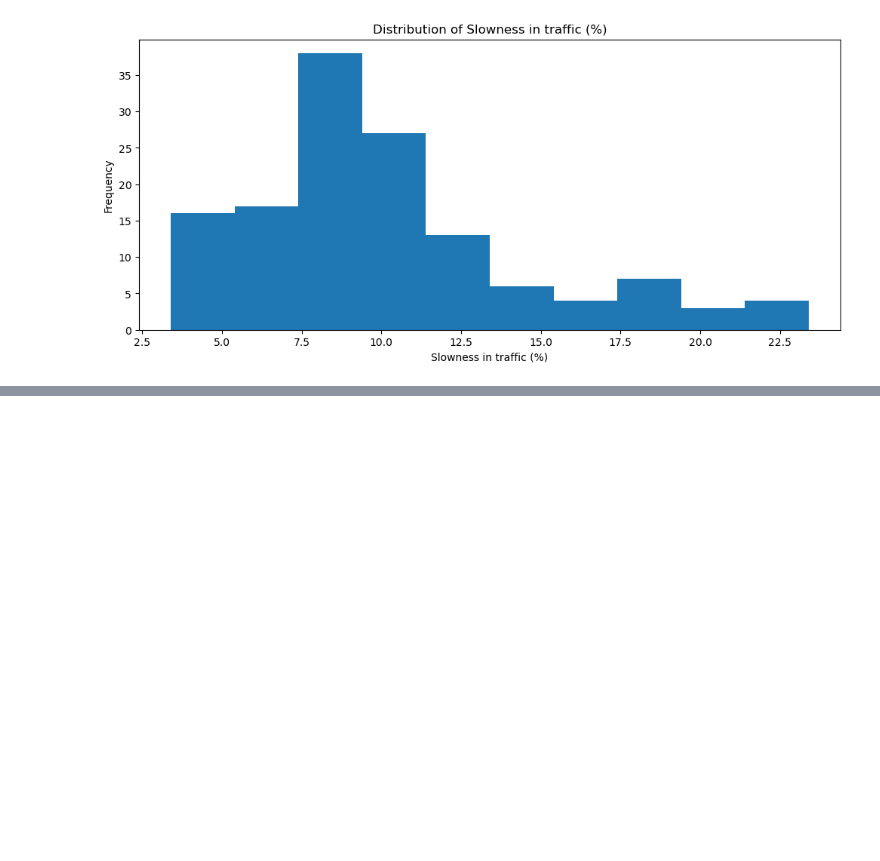
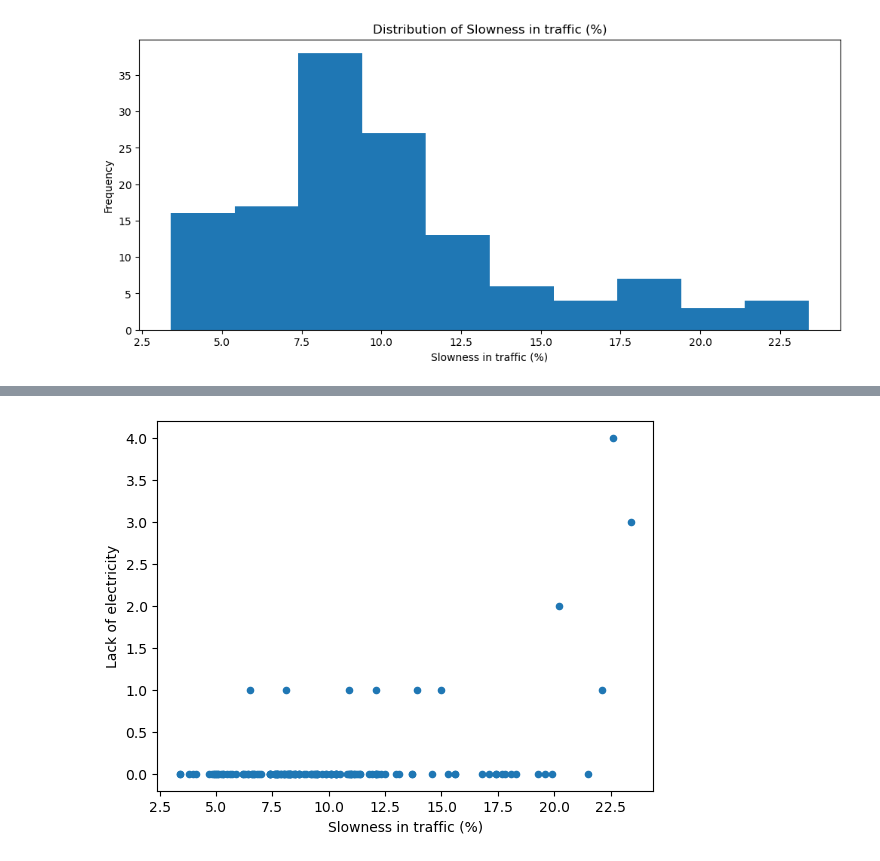
Before and after one commit to dancanyego/Road-Trafic-data-Analysis, a Jupyter notebook: Analysis.ipynb, the cells around one changed output, grey strips where cells are left out. Saved outputs shown, nothing was run; the diff lists cells and outputs as text; code cells hidden in the pictures; blank space fills up the shorter version.

```diff
--- a/Analysis.ipynb
+++ b/Analysis.ipynb
@@ -64,0 +120,6 @@ plt.show()
+# %%
+traffic.plot.scatter(x='Slowness in traffic (%)',
+                     y='Lack of electricity')
+plt.show()
+# %% [output]
+[figure, added]
```
Also changed, not shown: parts of 5 cells of this notebook.
